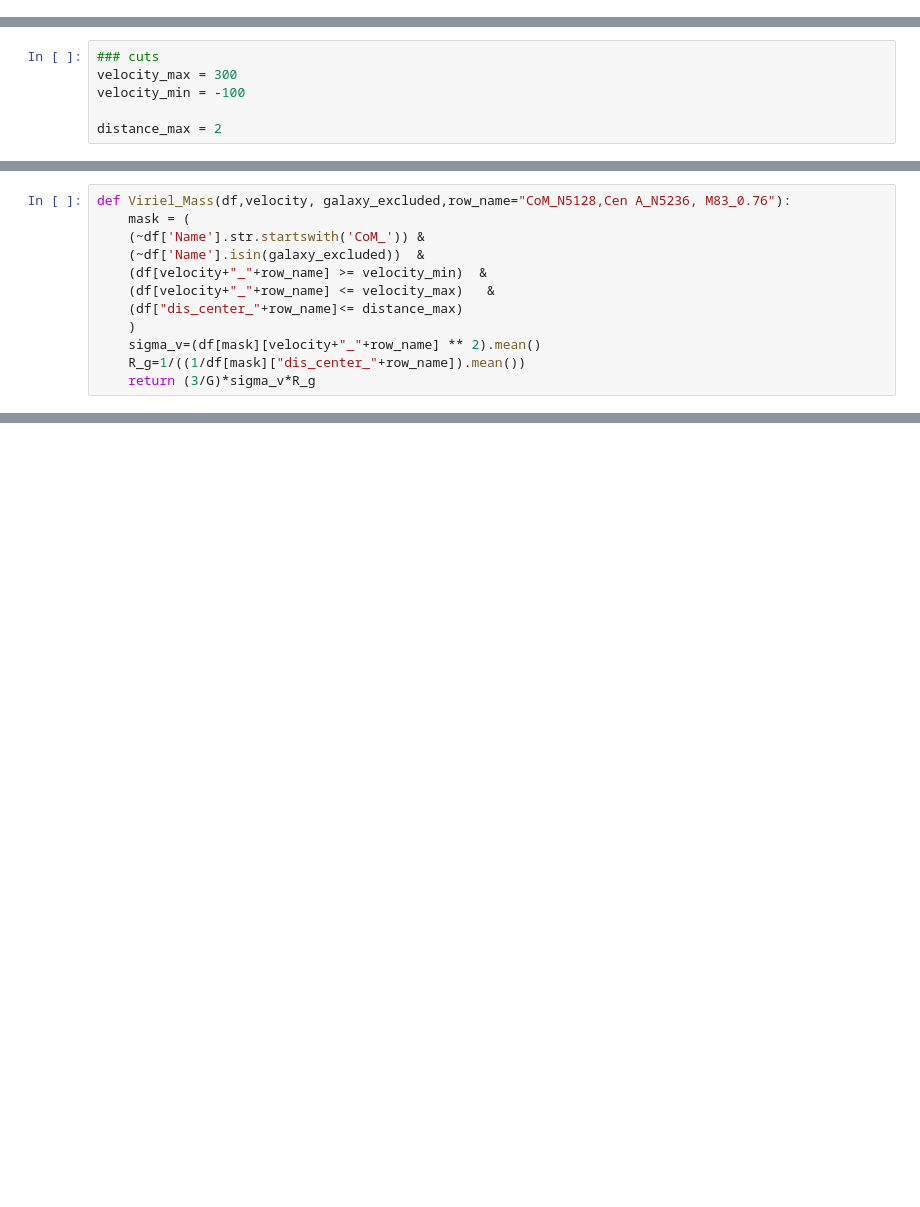
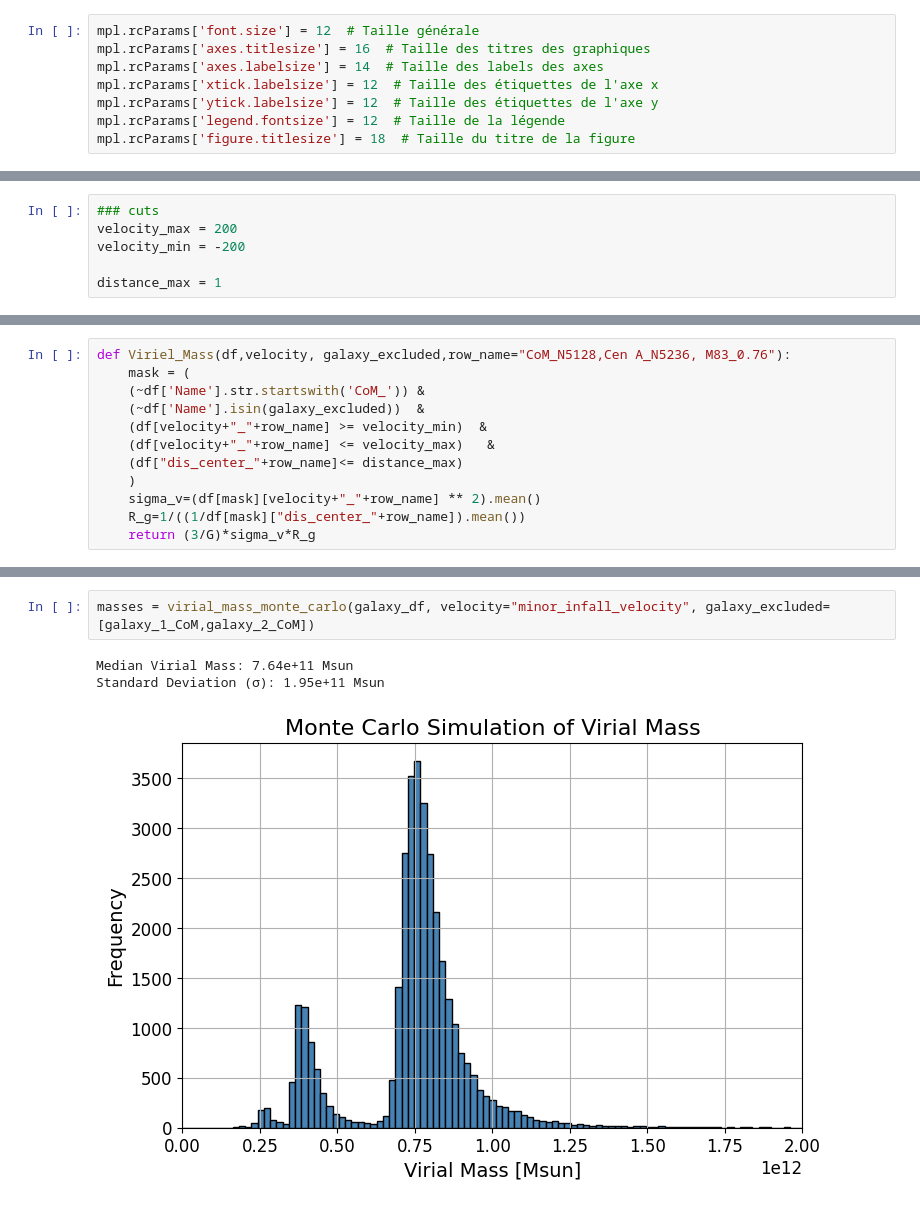
Before and after one commit to AdrianFaucher/project_3A, a Jupyter notebook: Viriel_mass_hubble.ipynb, the cells around one changed output, grey strips where cells are left out. Cells and saved outputs as stored; diff of their text form; blank space fills up the shorter version.

```diff
--- a/Viriel_mass_hubble.ipynb
+++ b/Viriel_mass_hubble.ipynb
@@ -9,3 +10,11 @@ from src.data_treatment_tools import add_radian_columns, new_CoM_procedure
+# %%
+mpl.rcParams['font.size'] = 12  # Taille générale
+mpl.rcParams['axes.titlesize'] = 16  # Taille des titres des graphiques
+mpl.rcParams['axes.labelsize'] = 14  # Taille des labels des axes
+mpl.rcParams['xtick.labelsize'] = 12  # Taille des étiquettes de l'axe x
+mpl.rcParams['ytick.labelsize'] = 12  # Taille des étiquettes de l'axe y
+mpl.rcParams['legend.fontsize'] = 12  # Taille de la légende
+mpl.rcParams['figure.titlesize'] = 18  # Taille du titre de la figure
 # %%
 # G= 6.674 * 10**(-11)
 G = 4.3009e-9  # Constante gravitationnelle en (km/s)² Mpc / M☉
@@ -24,6 +35,6 @@ CoM_N5128,Cen A_N5236, M83_0.76
 # %%
 ### cuts
-velocity_max = 300
-velocity_min = -100
+velocity_max = 200
+velocity_min = -200
 
-distance_max = 2
+distance_max = 1
@@ -51,0 +169,6 @@ The Virial Mass according to the major infall model with a bound system of 2 Mpc
+# %%
+masses = virial_mass_monte_carlo(galaxy_df, velocity="minor_infall_velocity", galaxy_excluded=[galaxy_1_CoM,galaxy_2_CoM])
+# %% [output]
+Median Virial Mass: 7.64e+11 Msun
+Standard Deviation (σ): 1.95e+11 Msun
+[figure, added]
```
Also changed, not shown: parts of 25 cells of this notebook, 7 other files.
